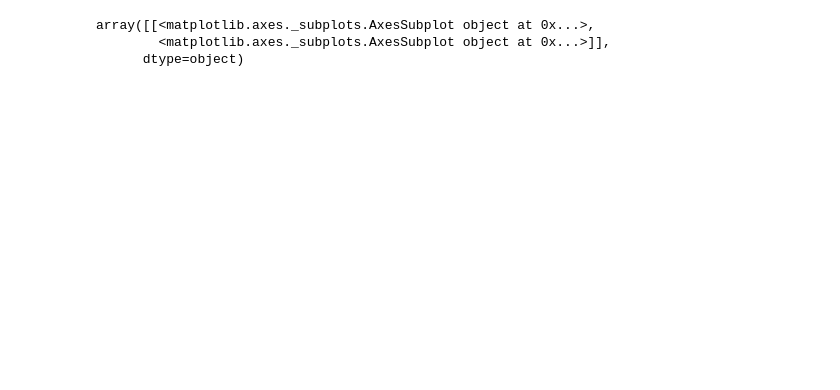
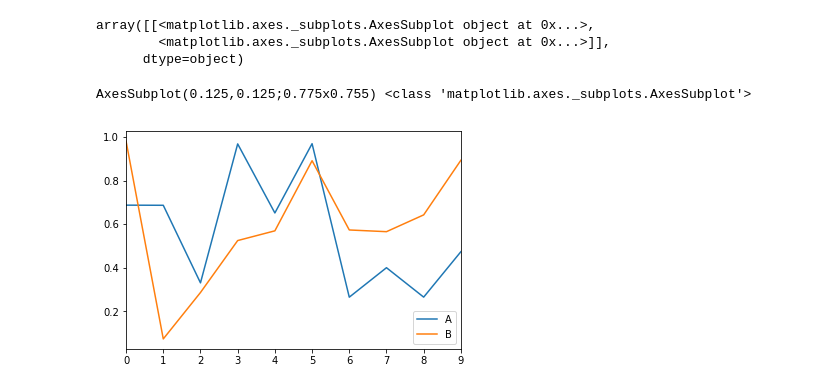
Before and after one commit to Mocha-Pudding/Python-DataAnalysis, a Jupyter notebook: CLASSDATA_Chapter01重点工具：数据解析/CH03图表绘制工具：Matplotlib/【个人笔记】CH03图表绘制工具：Matplotlib__Part01.ipynb, the cells around one changed output. Saved outputs shown, nothing was run; the diff lists cells and outputs as text; code cells hidden in the pictures; blank space fills up the shorter version.

```diff
--- a/CLASSDATA_Chapter01重点工具：数据解析/CH03图表绘制工具：Matplotlib/【个人笔记】CH03图表绘制工具：Matplotlib__Part01.ipynb
+++ b/CLASSDATA_Chapter01重点工具：数据解析/CH03图表绘制工具：Matplotlib/【个人笔记】CH03图表绘制工具：Matplotlib__Part01.ipynb
@@ -65,0 +73,11 @@ array([[<matplotlib.axes._subplots.AxesSubplot object at 0x...>,
+# %%
+# 图名，图例，轴标签，轴边界，轴刻度，轴刻度标签等
+
+df = pd.DataFrame(np.random.rand(10,2),columns=['A','B'])
+fig = df.plot(figsize=(6,4))
+# figsize：创建图表窗口，设置窗口大小
+# 创建图表对象，并赋值与fig
+print(fig, type(fig))
+# %% [output]
+AxesSubplot(0.125,0.125;0.775x0.755) <class 'matplotlib.axes._subplots.AxesSubplot'>
+[figure, added]
```
Also changed, not shown: parts of 1 cell of this notebook.
